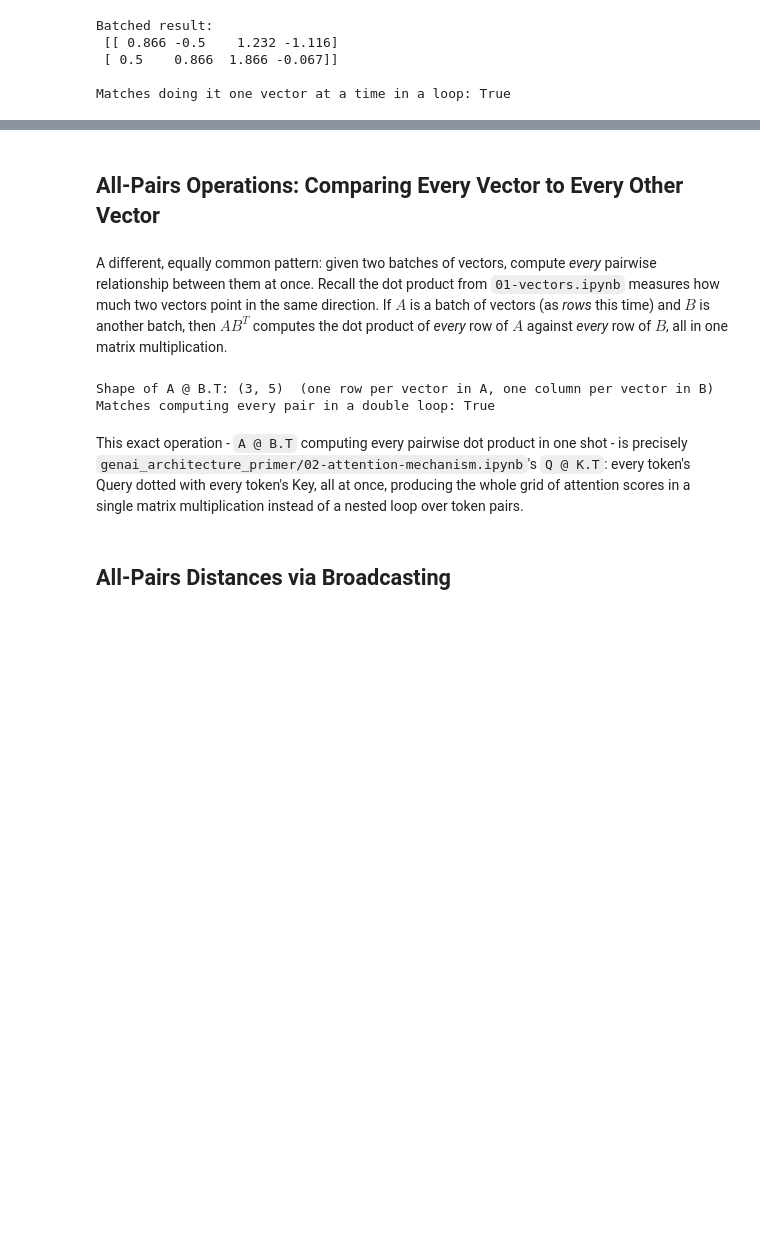
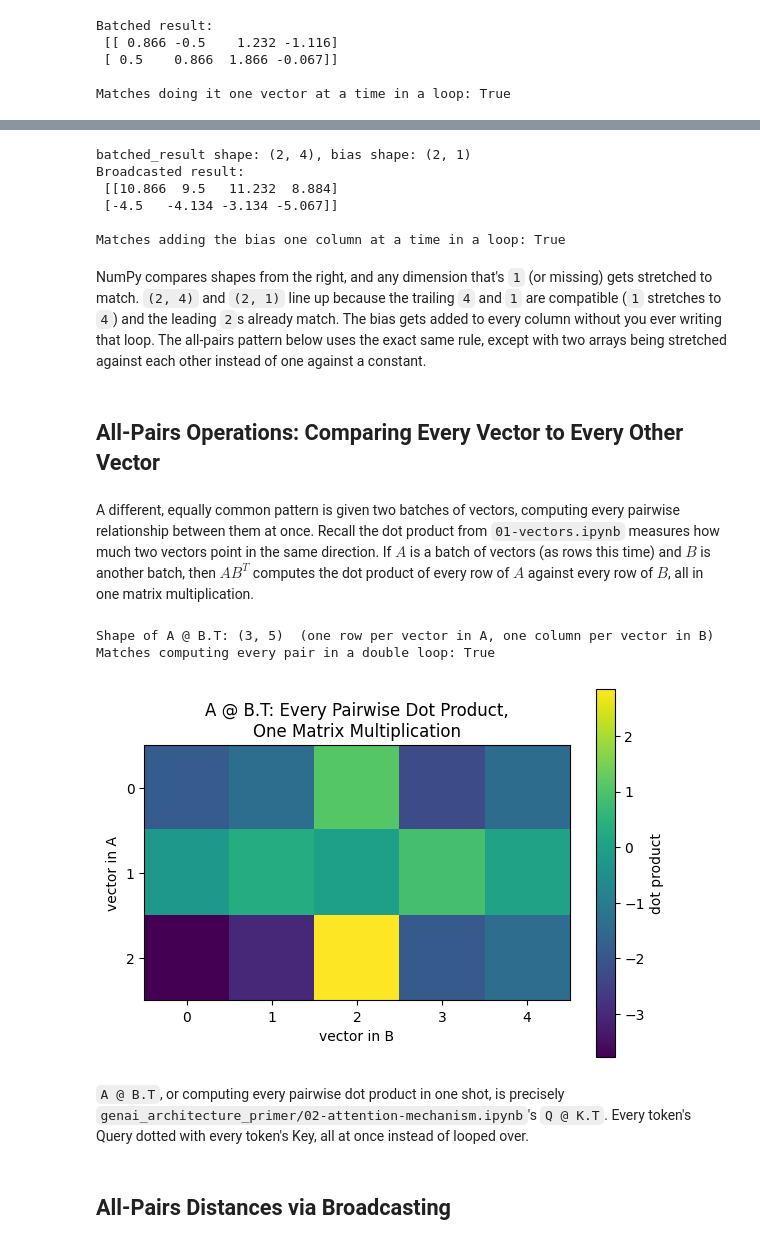
Before and after one commit to nickmelamed/mortorq_instruction, a Jupyter notebook: ml_resources/linear_algebra_primer/03-batches-and-pairwise-operations.ipynb, the cells around one changed output, grey strips where cells are left out. Cells and saved outputs as stored; diff of their text form; code cells hidden in the pictures; blank space fills up the shorter version.

```diff
--- a/ml_resources/linear_algebra_primer/03-batches-and-pairwise-operations.ipynb
+++ b/ml_resources/linear_algebra_primer/03-batches-and-pairwise-operations.ipynb
@@ -45,7 +67,25 @@ That equivalence is the entire idea: `R @ points` and rotating each point one at
+# %%
+bias = np.array([[10.0], [-5.0]])   # shape (2, 1) - one bias per output dimension
+
+biased = batched_result + bias   # NumPy stretches the (2, 1) bias across all 4 columns
+looped_bias = np.column_stack([batched_result[:, i] + bias[:, 0] for i in range(batched_result.shape[1])])
+
+print(f"batched_result shape: {batched_result.shape}, bias shape: {bias.shape}")
+print("Broadcasted result:\n", biased.round(3))
+print("\nMatches adding the bias one column at a time in a loop:", np.allclose(biased, looped_bias))
+# %% [output]
+batched_result shape: (2, 4), bias shape: (2, 1)
+Broadcasted result:
+ [[10.866  9.5   11.232  8.884]
+ [-4.5   -4.134 -3.134 -5.067]]
+
+Matches adding the bias one column at a time in a loop: True
+# %% [markdown]
+NumPy compares shapes from the right, and any dimension that's `1` (or missing) gets stretched to match. `(2, 4)` and `(2, 1)` line up because the trailing `4` and `1` are compatible (`1` stretches to `4`) and the leading `2`s already match. The bias gets added to every column without you ever writing that loop. The all-pairs pattern below uses the exact same rule, except with two arrays being stretched against each other instead of one against a constant.
 # %% [markdown]
 ## All-Pairs Operations: Comparing Every Vector to Every Other Vector
 # %% [markdown]
-A different, equally common pattern: given two batches of vectors, compute *every* pairwise relationship between them at once. Recall the dot product from `01-vectors.ipynb` measures how much two vectors point in the same direction. If $A$ is a batch of vectors (as *rows* this time) and $B$ is another batch, then $A B^T$ computes the dot product of *every* row of $A$ against *every* row of $B$, all in one matrix multiplication.
+A different, equally common pattern is given two batches of vectors, computing every pairwise relationship between them at once. Recall the dot product from `01-vectors.ipynb` measures how much two vectors point in the same direction. If $A$ is a batch of vectors (as rows this time) and $B$ is another batch, then $A B^T$ computes the dot product of every row of $A$ against every row of $B$, all in one matrix multiplication.
 # %%
 A = np.random.randn(3, 4)   # 3 vectors, 4-dim each
 B = np.random.randn(5, 4)   # 5 vectors, 4-dim each
@@ -61,8 +101,21 @@ print("Matches computing every pair in a double loop:", np.allclose(all_pairs_do
 # %% [output]
 Shape of A @ B.T: (3, 5)  (one row per vector in A, one column per vector in B)
 Matches computing every pair in a double loop: True
+# %%
+fig, ax = plt.subplots(figsize=(6, 4))
+im = ax.imshow(all_pairs_dot, cmap='viridis')
+ax.set_xlabel('vector in B')
+ax.set_ylabel('vector in A')
+ax.set_xticks(range(B.shape[0]))
+ax.set_yticks(range(A.shape[0]))
+plt.colorbar(im, label='dot product')
+ax.set_title('A @ B.T: Every Pairwise Dot Product,\nOne Matrix Multiplication')
+plt.tight_layout()
+plt.show()
+# %% [output]
+[figure, added]
 # %% [markdown]
-This exact operation - `A @ B.T` computing every pairwise dot product in one shot - is precisely `genai_architecture_primer/02-attention-mechanism.ipynb`'s `Q @ K.T`: every token's Query dotted with every token's Key, all at once, producing the whole grid of attention scores in a single matrix multiplication instead of a nested loop over token pairs.
+`A @ B.T`, or computing every pairwise dot product in one shot, is precisely `genai_architecture_primer/02-attention-mechanism.ipynb`'s `Q @ K.T`. Every token's Query dotted with every token's Key, all at once instead of looped over.
 # %% [markdown]
 ## All-Pairs Distances via Broadcasting
 # %% [markdown]
```
Also changed, not shown: parts of 11 cells of this notebook, 3 other files.
